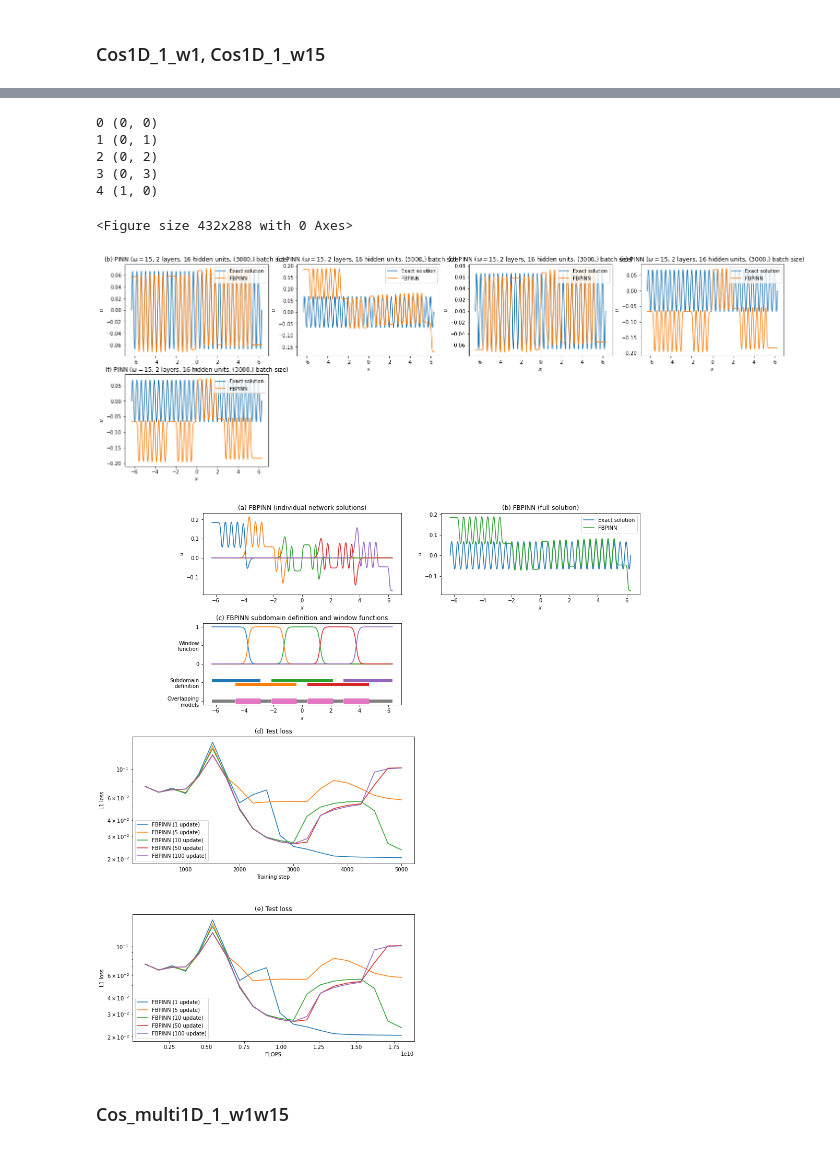
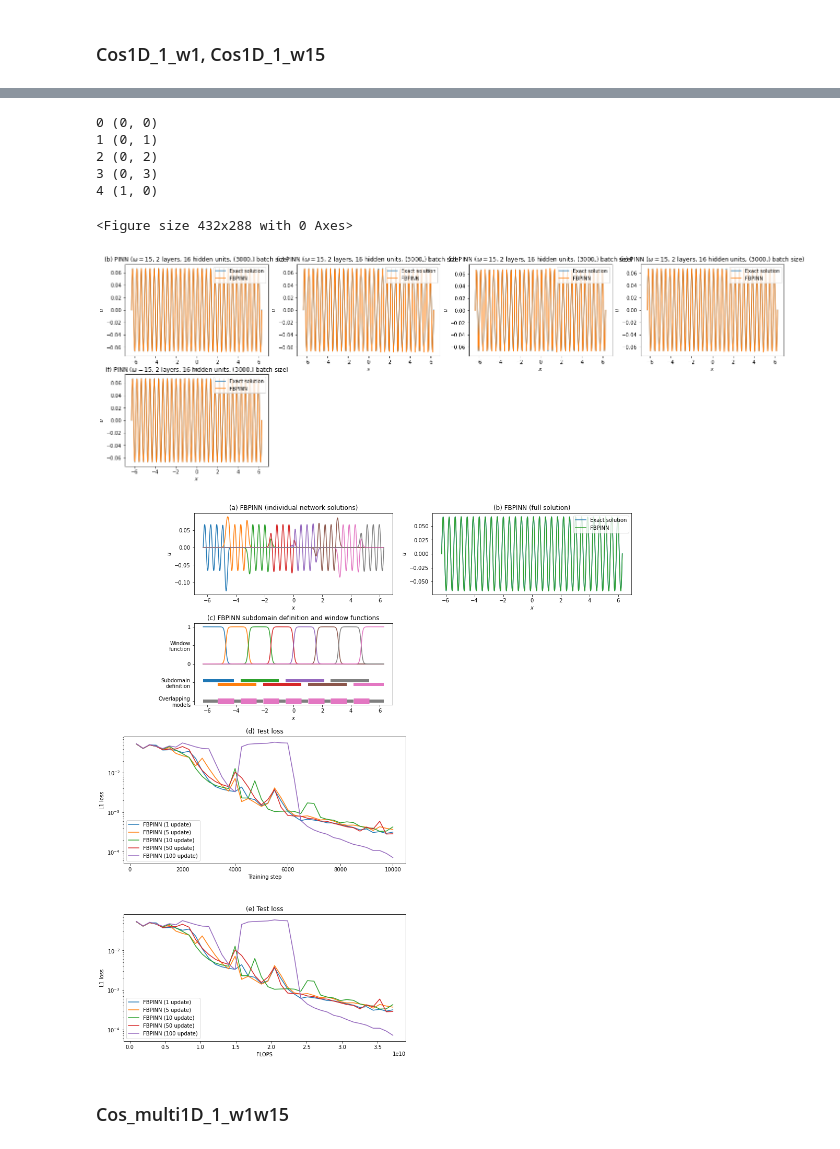
Before and after one commit to searhein/FBPINNs, a Jupyter notebook: fbpinns/own_plots.ipynb, the cells around one changed output, grey strips where cells are left out. Cells and saved outputs as stored; diff of their text form; code cells hidden in the pictures.

```diff
--- a/fbpinns/own_plots.ipynb
+++ b/fbpinns/own_plots.ipynb
@@ -105,11 +105,11 @@ fbpinn_runs = [
     # "final_FBPINN_Cos1D_1_w1_16h_2l_200b_m_0.7w_All",
     # "final_FBPINN_Cos1D_1_w1_16h_2l_200b_m_0.1w_All",
     # "final_FBPINN_Cos1D_1_w15_16h_2l_3000b_m_0.7w_All",
-    "final_FBPINN_Cos1D_1_w15_16h_2l_3000b_m_0.7w_All_1u_5sd",
-    "final_FBPINN_Cos1D_1_w15_16h_2l_3000b_m_0.7w_All_5u_5sd",
-    "final_FBPINN_Cos1D_1_w15_16h_2l_3000b_m_0.7w_All_10u_5sd",
-    "final_FBPINN_Cos1D_1_w15_16h_2l_3000b_m_0.7w_All_50u_5sd",
-    "final_FBPINN_Cos1D_1_w15_16h_2l_3000b_m_0.7w_All_100u_5sd",
+    "final_FBPINN_Cos1D_1_w15_16h_2l_3000b_m_0.7w_All_100u_1nu_8sd",
+    "final_FBPINN_Cos1D_1_w15_16h_2l_3000b_m_0.7w_All_100u_5nu_8sd",
+    "final_FBPINN_Cos1D_1_w15_16h_2l_3000b_m_0.7w_All_100u_10nu_8sd",
+    "final_FBPINN_Cos1D_1_w15_16h_2l_3000b_m_0.7w_All_100u_50nu_8sd",
+    "final_FBPINN_Cos1D_1_w15_16h_2l_3000b_m_0.7w_All_100u_100nu_8sd",
     # "final_FBPINN_Cos_multi1D_1_w1w15_16h_2l_3000b_m_0.7w_All"
               ]
 
@@ -203,7 +203,7 @@ for i in range(0,5): #,loc in enumerate([(0,0),
 3 (0, 3)
 4 (1, 0)
 <Figure size 432x288 with 0 Axes>
-[figure, old version]
+[figure, new version]
 # %%
 # PLOT
 
@@ -213,40 +213,40 @@ def figure_1D_FBPINN(x_test, yj_true, outputf, losses_labels_icolors, D, c):
 
     f = plt.figure(figsize=1.5*np.array([2*5,2*2.25]))
 
     plt.subplot(2,2,1)
     plot_1D_FBPINN_individual(x_test, yjs_bc, "%s FBPINN (individual network solutions)"%(letters[0]))
 
     plt.subplot(2,2,2)
     plot_1D_output(x_test, yj_true, yj, "FBPINN", "%s FBPINN (full solution)"%(letters[1]), icolor=2)
 
     plt.subplot(2,2,3)
     plot_1D_domain(c.SUBDOMAIN_XS, c.SUBDOMAIN_WS, D, "%s FBPINN subdomain definition and window functions"%(letters[2]))
 
     ax = f.add_axes([0.0, -0.5, 0.5, 0.5])# left, bottom, width, height
     plot_loss(losses_labels_icolors, "%s Test loss"%(letters[3]), "lower left", istep=0)
 
     ax = f.add_axes([0.0, -1.2, 0.5, 0.5])# left, bottom, width, height
     plot_loss(losses_labels_icolors, "%s Test loss"%(letters[4]), "lower left", istep=2)
 
     plt.subplots_adjust(hspace=0.35)
 
     return f
 
-losses_labels_icolors = [(fbpinns[:][0][2][0],"FBPINN (%s update)"%(fbpinns[:][0][1].N_UPDATE_EVERY_ITERATIONS),0),
-                         (fbpinns[:][1][2][0],"FBPINN (%s update)"%(fbpinns[:][1][1].N_UPDATE_EVERY_ITERATIONS),1),
-                         (fbpinns[:][2][2][0],"FBPINN (%s update)"%(fbpinns[:][2][1].N_UPDATE_EVERY_ITERATIONS),2),
-                         (fbpinns[:][3][2][0],"FBPINN (%s update)"%(fbpinns[:][3][1].N_UPDATE_EVERY_ITERATIONS),3),
-                         (fbpinns[:][4][2][0],"FBPINN (%s update)"%(fbpinns[:][4][1].N_UPDATE_EVERY_ITERATIONS),4)]
-f = figure_1D_FBPINN(x_test1, yj_true1, outputs1f[1], losses_labels_icolors, D1, c1)
+losses_labels_icolors = [(fbpinns[:][0][2][0],"FBPINN (%s update)"%(fbpinns[:][0][1].N_NUMBER_OF_UPDATES),0),
+                         (fbpinns[:][1][2][0],"FBPINN (%s update)"%(fbpinns[:][1][1].N_NUMBER_OF_UPDATES),1),
+                         (fbpinns[:][2][2][0],"FBPINN (%s update)"%(fbpinns[:][2][1].N_NUMBER_OF_UPDATES),2),
+                         (fbpinns[:][3][2][0],"FBPINN (%s update)"%(fbpinns[:][3][1].N_NUMBER_OF_UPDATES),3),
+                         (fbpinns[:][4][2][0],"FBPINN (%s update)"%(fbpinns[:][4][1].N_NUMBER_OF_UPDATES),4)]
+f = figure_1D_FBPINN(x_test1, yj_true1, outputs1f[4], losses_labels_icolors, D1, c1)
 # savefig(f, "cos1f")
 plt.show()
 
 # losses_labels_icolors = [(fbpinns[2:][0][2][0],"FBPINN",2)]
 # f = figure_1D_FBPINN(x_test2, yj_true2, outputs2f[0], losses_labels_icolors, D2, c2)
 # # savefig(f, "cos15f")
 # plt.show()
 # %% [output]
-[figure, old version]
+[figure, new version]
 # %% [markdown]
 ### Cos_multi1D_1_w1w15
 # %%
```
Also changed, not shown: parts of 1 cell of this notebook, 4 other files.
